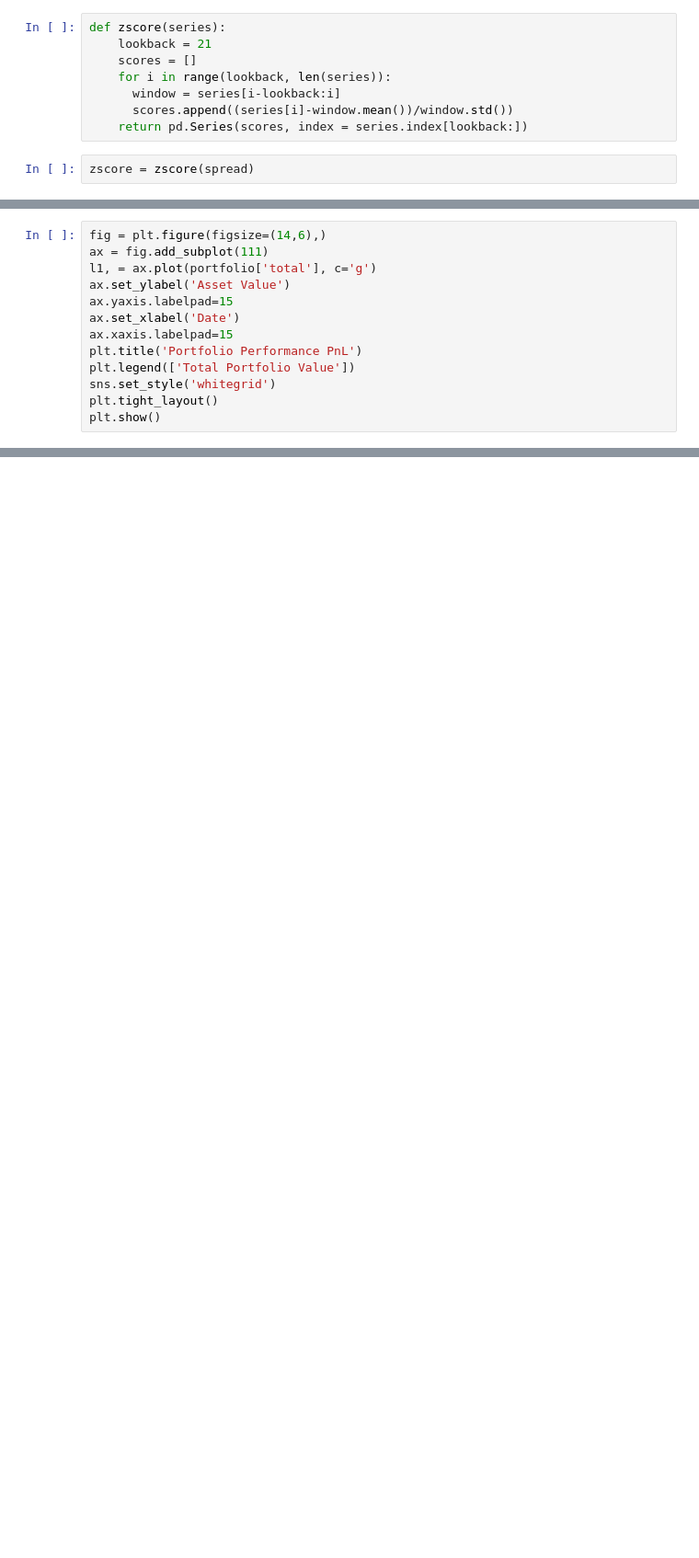
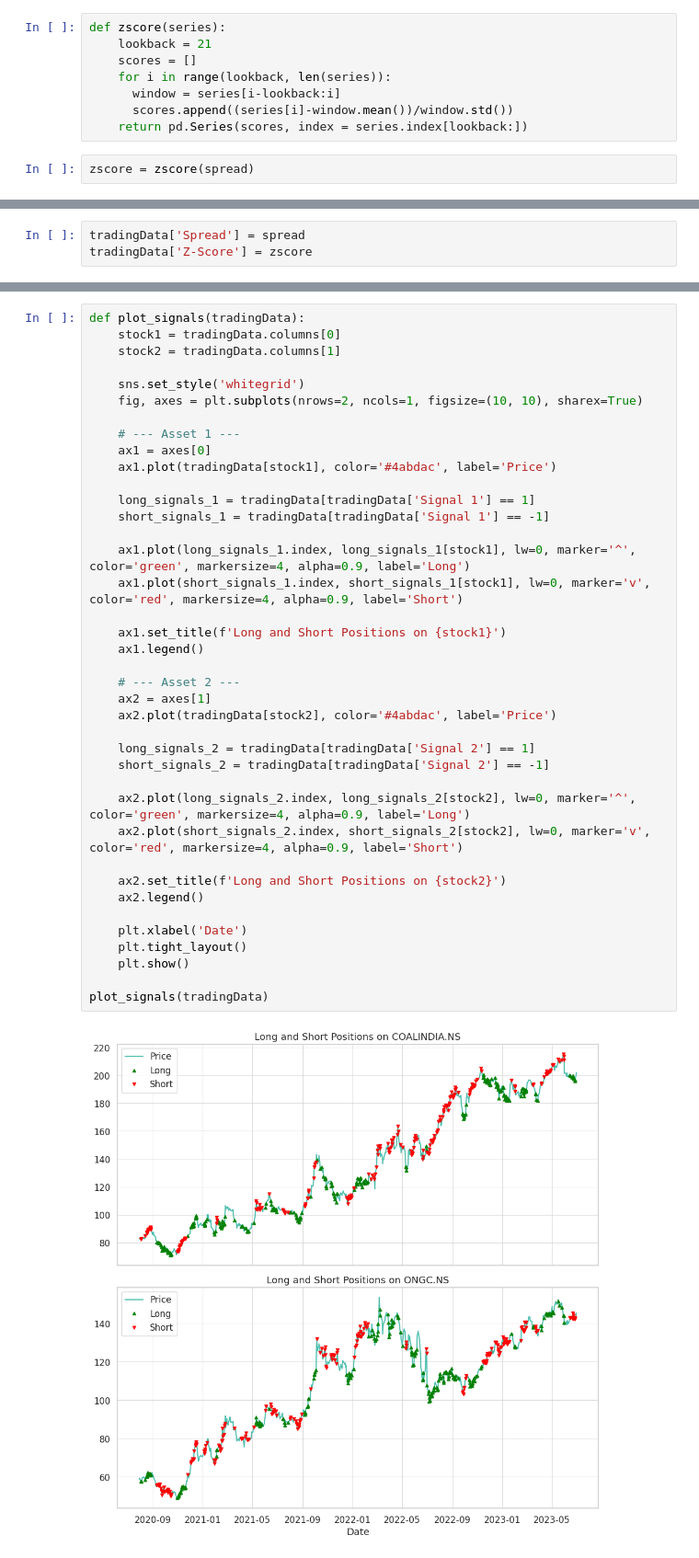
Before and after one commit to kanav-io/Pairs-Trading, a Jupyter notebook: Pairs_Trading.ipynb, the cells around one changed output, grey strips where cells are left out. Shown: that part at 92% size. Cells and saved outputs as stored; diff of their text form; blank space fills up the shorter version.

```diff
--- a/Pairs_Trading.ipynb
+++ b/Pairs_Trading.ipynb
@@ -413,13 +234,0 @@ portfolio
-# %%
-fig = plt.figure(figsize=(14,6),)
-ax = fig.add_subplot(111)
-l1, = ax.plot(portfolio['total'], c='g')
-ax.set_ylabel('Asset Value')
-ax.yaxis.labelpad=15
-ax.set_xlabel('Date')
-ax.xaxis.labelpad=15
-plt.title('Portfolio Performance PnL')
-plt.legend(['Total Portfolio Value'])
-sns.set_style('whitegrid')
-plt.tight_layout()
-plt.show()
@@ -457,0 +257,3 @@ print('Frequency of trades:', np.round(abs(signals['position1']).sum()/len(portf
+# %%
+tradingData['Spread'] = spread
+tradingData['Z-Score'] = zscore
@@ -457,0 +285,41 @@ print('Frequency of trades:', np.round(abs(signals['position1']).sum()/len(portf
+# %%
+def plot_signals(tradingData):
+    stock1 = tradingData.columns[0]
+    stock2 = tradingData.columns[1]
+
+    sns.set_style('whitegrid')
+    fig, axes = plt.subplots(nrows=2, ncols=1, figsize=(10, 10), sharex=True)
+
+    # --- Asset 1 ---
+    ax1 = axes[0]
+    ax1.plot(tradingData[stock1], color='#4abdac', label='Price')
+
+    long_signals_1 = tradingData[tradingData['Signal 1'] == 1]
+    short_signals_1 = tradingData[tradingData['Signal 1'] == -1]
+
+    ax1.plot(long_signals_1.index, long_signals_1[stock1], lw=0, marker='^', color='green', markersize=4, alpha=0.9, label='Long')
+    ax1.plot(short_signals_1.index, short_signals_1[stock1], lw=0, marker='v', color='red', markersize=4, alpha=0.9, label='Short')
+
+    ax1.set_title(f'Long and Short Positions on {stock1}')
+    ax1.legend()
+
+    # --- Asset 2 ---
+    ax2 = axes[1]
+    ax2.plot(tradingData[stock2], color='#4abdac', label='Price')
+
+    long_signals_2 = tradingData[tradingData['Signal 2'] == 1]
+    short_signals_2 = tradingData[tradingData['Signal 2'] == -1]
+
+    ax2.plot(long_signals_2.index, long_signals_2[stock2], lw=0, marker='^', color='green', markersize=4, alpha=0.9, label='Long')
+    ax2.plot(short_signals_2.index, short_signals_2[stock2], lw=0, marker='v', color='red', markersize=4, alpha=0.9, label='Short')
+
+    ax2.set_title(f'Long and Short Positions on {stock2}')
+    ax2.legend()
+
+    plt.xlabel('Date')
+    plt.tight_layout()
+    plt.show()
+
+plot_signals(tradingData)
+# %% [output]
+[figure, added]
```
Also changed, not shown: parts of 85 cells of this notebook.
